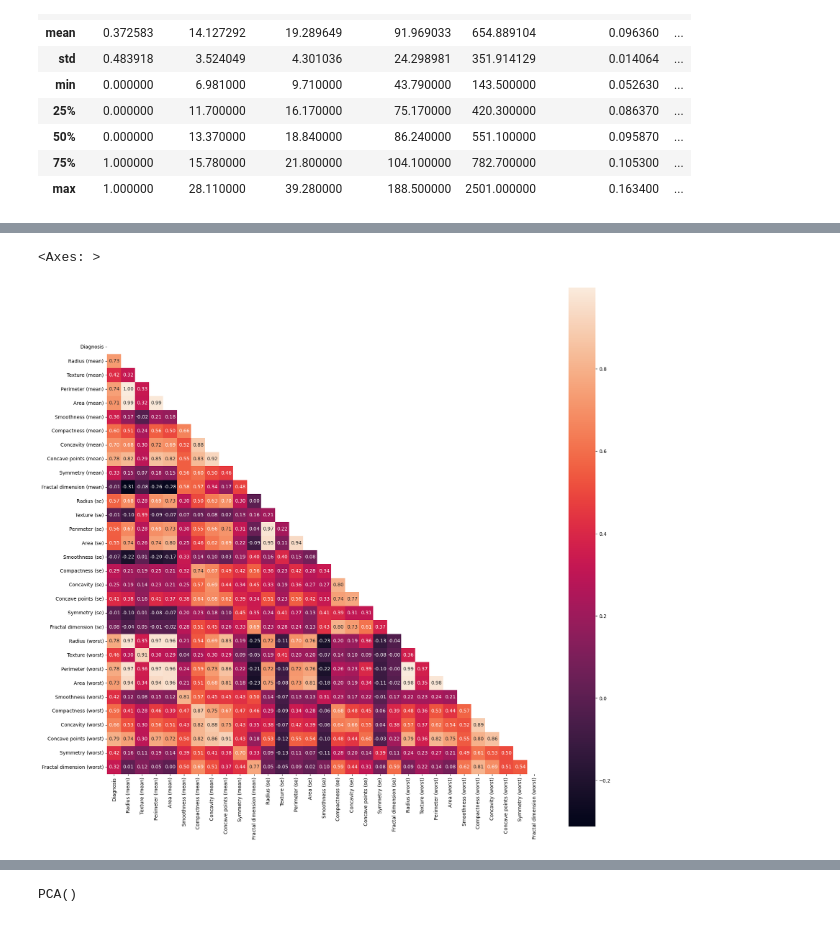
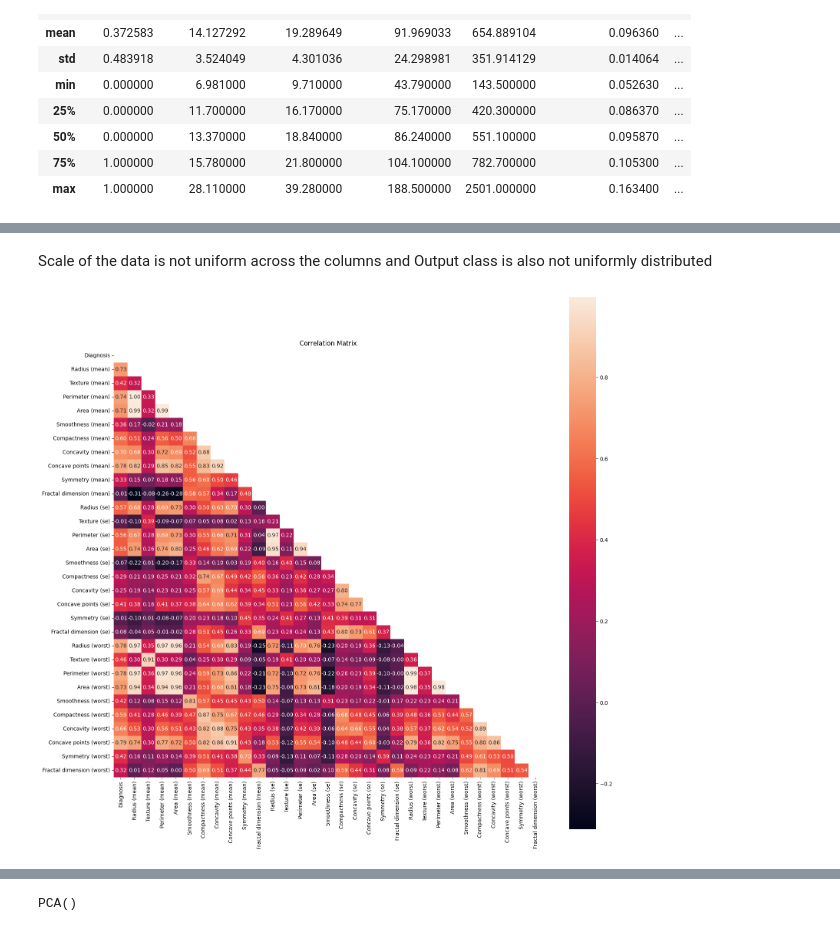
Before and after one commit to akshat1712/MA515_FDS_Project, a Jupyter notebook: Cancer_Analysis.ipynb, the cells around one changed output, grey strips where cells are left out. Saved outputs shown, nothing was run; the diff lists cells and outputs as text; code cells hidden in the pictures.

```diff
--- a/Cancer_Analysis.ipynb
+++ b/Cancer_Analysis.ipynb
@@ -111,10 +125,12 @@ df.describe()
+# %% [markdown]
+Scale of the data is not uniform across the columns and Output class is also not uniformly distributed
 # %%
 corr = df.corr()
-plt.figure(figsize=(20,20))
+plt.figure(figsize=(18,18))
 mask_cells=np.triu(np.ones_like(corr,dtype=bool))
 sns.heatmap(corr,mask=mask_cells, cbar = True,  square = True, annot=True, fmt= '.2f',annot_kws={'size': 10},
-           xticklabels= corr.columns.values,
-           yticklabels= corr.columns.values)
+           xticklabels= corr.columns.values,yticklabels= corr.columns.values)
+plt.title('Correlation Matrix')
+plt.show()
 # %% [output]
-<Axes: >
-[figure, old version]
+[figure, new version]
```
Also changed, not shown: parts of 40 cells of this notebook.
